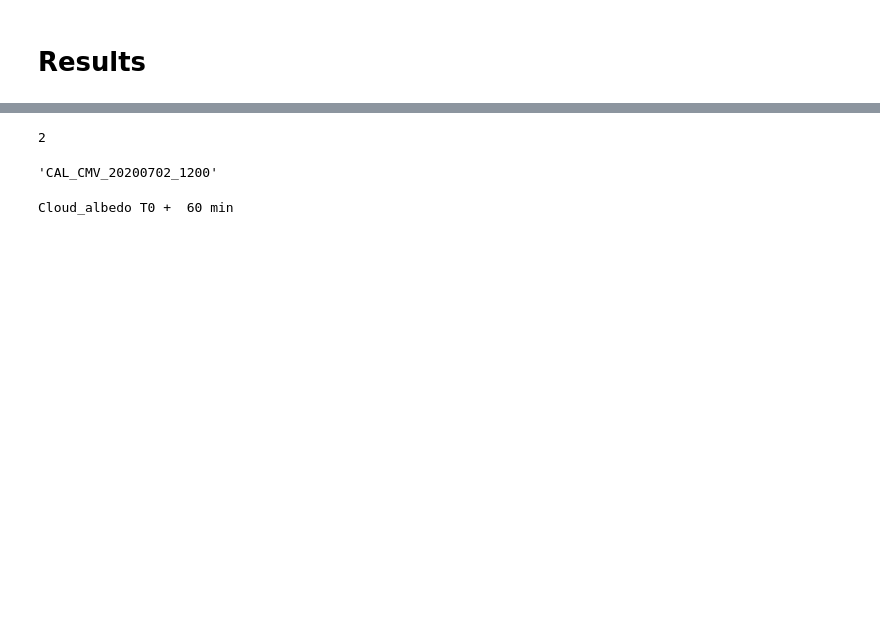
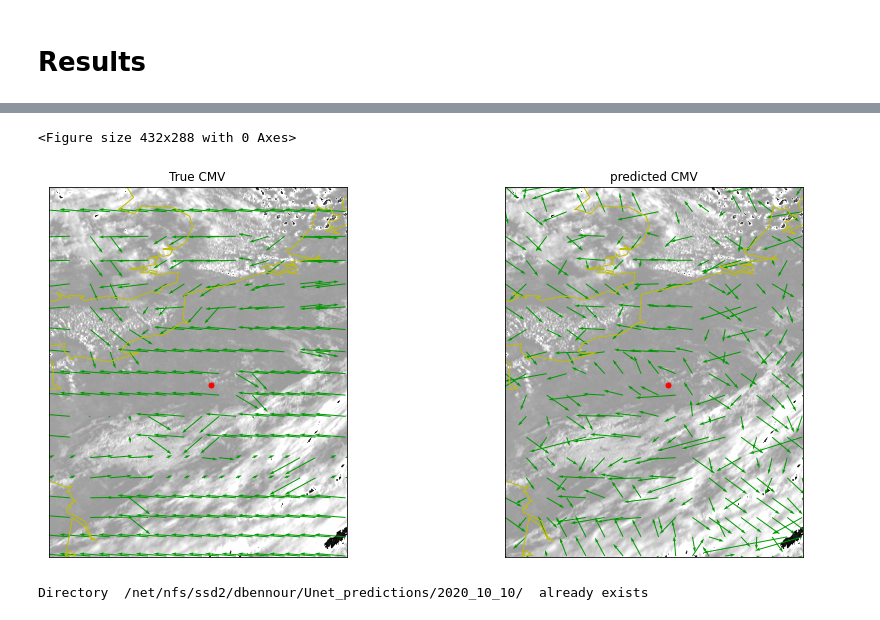
Before and after one commit to dorrabennour/DeepPV, a Jupyter notebook: Unet-Copy1.ipynb, the cells around one changed output, grey strips where cells are left out. Drawn from its saved outputs; the diff is of its cells as text; code cells hidden in the pictures; blank space fills up the shorter version.

```diff
--- a/Unet-Copy1.ipynb
+++ b/Unet-Copy1.ipynb
@@ -97,2 +110,7 @@ X_val,Y_val=generate_data(0,100,'val_data')
+# %%
+test_seq=[i for i in test_name if i.startswith('CAL_CMV_20201010')]
+test_start_index=test_name.index(test_seq[0])
+test_end_index=test_name.index(test_seq[-1])
+X_test,Y_test,cmv_test=generate_data(test_start_index,test_end_index,'test_data')
 # %%
-X_test,Y_test=generate_data(7124,7130,'test_data')
+# X_test,Y_test,cmv_test=generate_data(7124,7130,'test_data')
@@ -199,4 +300,4 @@ Weights  Unet_v3_1_1_train350_-2layers .h5 saved to disk
 # %%
-path='/home/dbennour/DeepPV/Unet_models/'
-model=loadModel("Unet_v3_1_train300_alllayers",path)
+path='/home/dbennour/DeepPV/Unet_models/models/'
+model=loadModel("Unet_v2_6_11",path)
 # %% [output]
@@ -264,31 +346,2 @@ def show_CMV_x_y(cmv_x,cmv_y,on_map,CAL):
 # %%
 Y_pred=model.predict(X_test)
-# %%
-def plot_prediction(index,subset,model):
-
-    assert subset in ['train','val','test']
-    if subset=='train':
-        X=X_train
-        Y=Y_train
-    elif subset=='val':
-        X=X_val
-        Y=Y_val
-    else:
-        X=X_test
-        Y=Y_test
-    Y_pred=model.predict(X)
-    %matplotlib inline
-    plt.tight_layout()
-    fig=plt.figure(figsize=(20,20))
-    fig.add_subplot(2,2,1)
-
-    y1=Y[index,:,:,0,:].reshape((513,513))
-    y2=Y[index,:,:,1,:].reshape((513,513))
-    show_CMV_x_y(y1,y2,True,X[index,:,:,0,0])
-    plt.title('True CMV');
-    fig.add_subplot(2,2,2)
-
-    y1=Y_pred[index,:,:,0,0].reshape((513,513))*5
-    y2=Y_pred[index,:,:,1,0].reshape((513,513))*5
-    show_CMV_x_y(y1,y2,True,X[index,:,:,0,0])
-    plt.title('predicted CMV')
@@ -475,13 +351,0 @@ results=[i for i in test_name if i.startswith('CAL_CMV_'+start_time[:8]+'_'+star
-# %%
-test_name.index(results[0])
-# %% [output]
-2
-# %%
-'CAL_CMV_'+start_time[:8]+'_'+start_time[8:]
-# %% [output]
-'CAL_CMV_20200702_1200'
-# %%
-horizon=60
-print('Cloud_albedo T0 + ',horizon,'min')
-# %% [output]
-Cloud_albedo T0 +  60 min
@@ -520,0 +352,19 @@ def prevision_chain(X_test,Y_test,model,nc_prediction_dirout,file_name_list,star
+# %%
+%matplotlib inline
+plot_prediction(1,'test',model,X_test,Y_test,cmv_test,35)
+# %% [output]
+<Figure size 432x288 with 0 Axes>
+[figure, added]
+# %%
+dirout='/net/nfs/ssd2/dbennour/Unet_predictions/2020_10_10/'
+
+if not os.path.exists(dirout):
+    os.makedirs(dirout)
+    print("Directory " , dirout ,  " Created ")
+else:
+    print("Directory " , dirout ,  " already exists")
+cmv_x=cmv_test[:,:,:,0]
+cmv_y=cmv_test[:,:,:,1]
+predictions_to_nc_files(X_test,model,dirout,file_name_list=test_seq,cmv_x=cmv_x,cmv_y=cmv_y)
+# %% [output]
+Directory  /net/nfs/ssd2/dbennour/Unet_predictions/2020_10_10/  already exists
```
Also changed, not shown: parts of 62 cells of this notebook.
